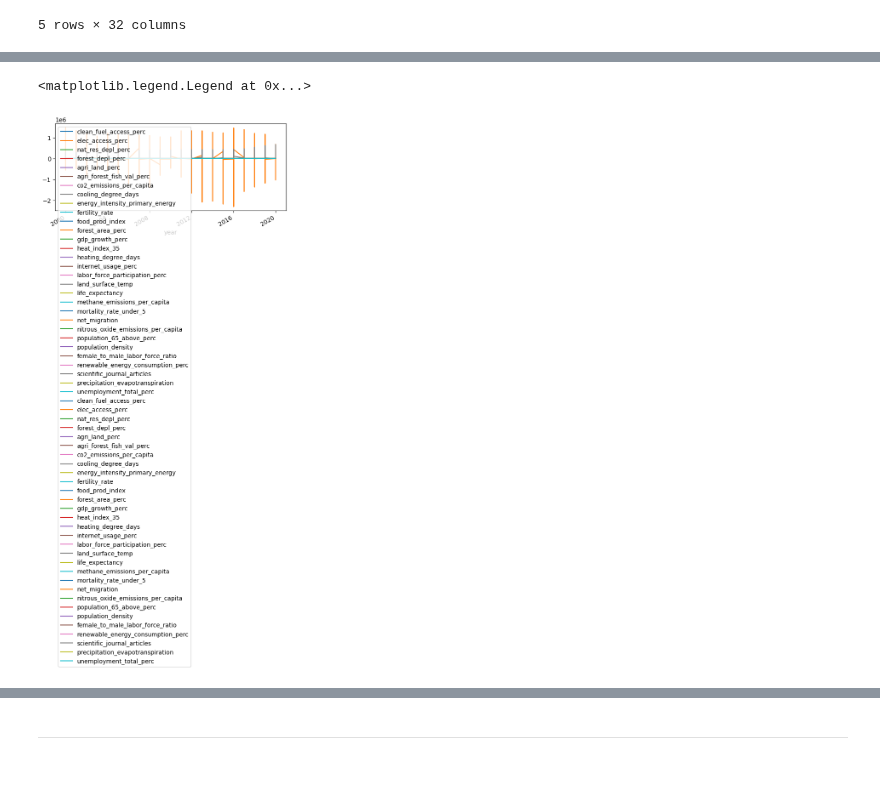
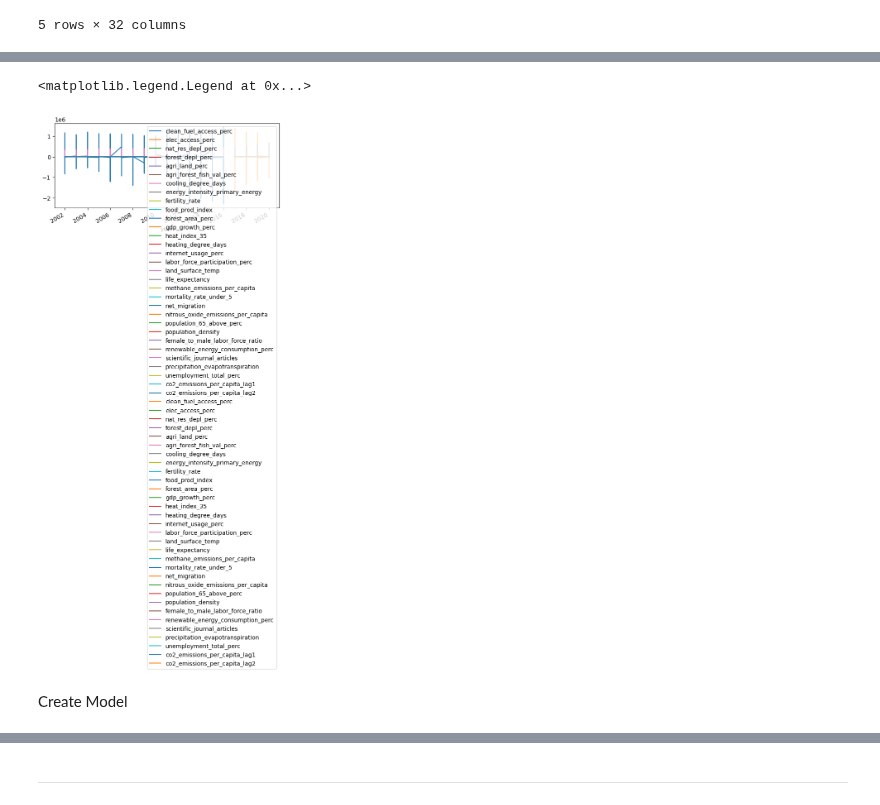
Before and after one commit to KleinerToaster/co2_prediction_countries, a Jupyter notebook: notebook/co2_lagged_data.ipynb, the cells around one changed output, grey strips where cells are left out. Cells and saved outputs as stored; diff of their text form; code cells hidden in the pictures; blank space fills up the shorter version.

```diff
--- a/notebook/co2_lagged_data.ipynb
+++ b/notebook/co2_lagged_data.ipynb
@@ -28,8 +28,30 @@ clean_data.head()
 | 4 | Albania | 2004 | 49.2 | 99.372139 | 0.365360 | 0.052754 | ... |
 5 rows × 32 columns
 # %%
-# Re-format the date column and set it as index
+# # Re-format the date column and set it as index
 clean_data['year'] = pd.to_datetime(clean_data['year'], format='%Y')
-clean_data.set_index('year', inplace = True)
-clean_data.sort_index(inplace = True)
+# clean_data.set_index('year', inplace = True)
+# clean_data.sort_index(inplace = True)
+
+from sklearn.model_selection import TimeSeriesSplit
+
+tss = TimeSeriesSplit(n_splits=4)
+
+clean_data.set_index('year', inplace=True)
+clean_data.sort_index(inplace=True)
+
+# Create lagged variables for CO2 emissions per capita
+clean_data['co2_emissions_per_capita_lag1'] = clean_data.groupby('country')['co2_emissions_per_capita'].shift(1)
+clean_data['co2_emissions_per_capita_lag2'] = clean_data.groupby('country')['co2_emissions_per_capita'].shift(2)
+
+# Drop rows with NaN values created by lag features
+clean_data.dropna(inplace=True)
+
+X = clean_data.drop(labels=['co2_emissions_per_capita'], axis=1)
+y = clean_data['co2_emissions_per_capita']
+# %%
+# train test split for a time series dataset
+for train_index, test_index in tss.split(X):
+    X_train, X_test = X.iloc[train_index, :], X.iloc[test_index,:]
+    y_train, y_test = y.iloc[train_index], y.iloc[test_index]
 # %%
@@ -80,9 +79,11 @@ forecast_start = '2022-01-01'
 forecast_end = '2026-01-01'
 # %%
 fig, ax = plt.subplots(figsize=(7, 3))
-data_with_dummies.loc[train_start:train_end].plot(ax=ax, label = "Train")
-data_with_dummies.loc[test_start:test_end].plot(ax=ax, label = "Test")
+X_train.loc[train_start:train_end].plot(ax=ax, label = "Train")
+X_test.loc[test_start:test_end].plot(ax=ax, label = "Test")
 ax.legend()
 # %% [output]
 <matplotlib.legend.Legend at 0x...>
-[figure, old version]
+[figure, new version]
+# %% [markdown]
+Create Model
```
Also changed, not shown: parts of 21 cells of this notebook, 1 other file.
